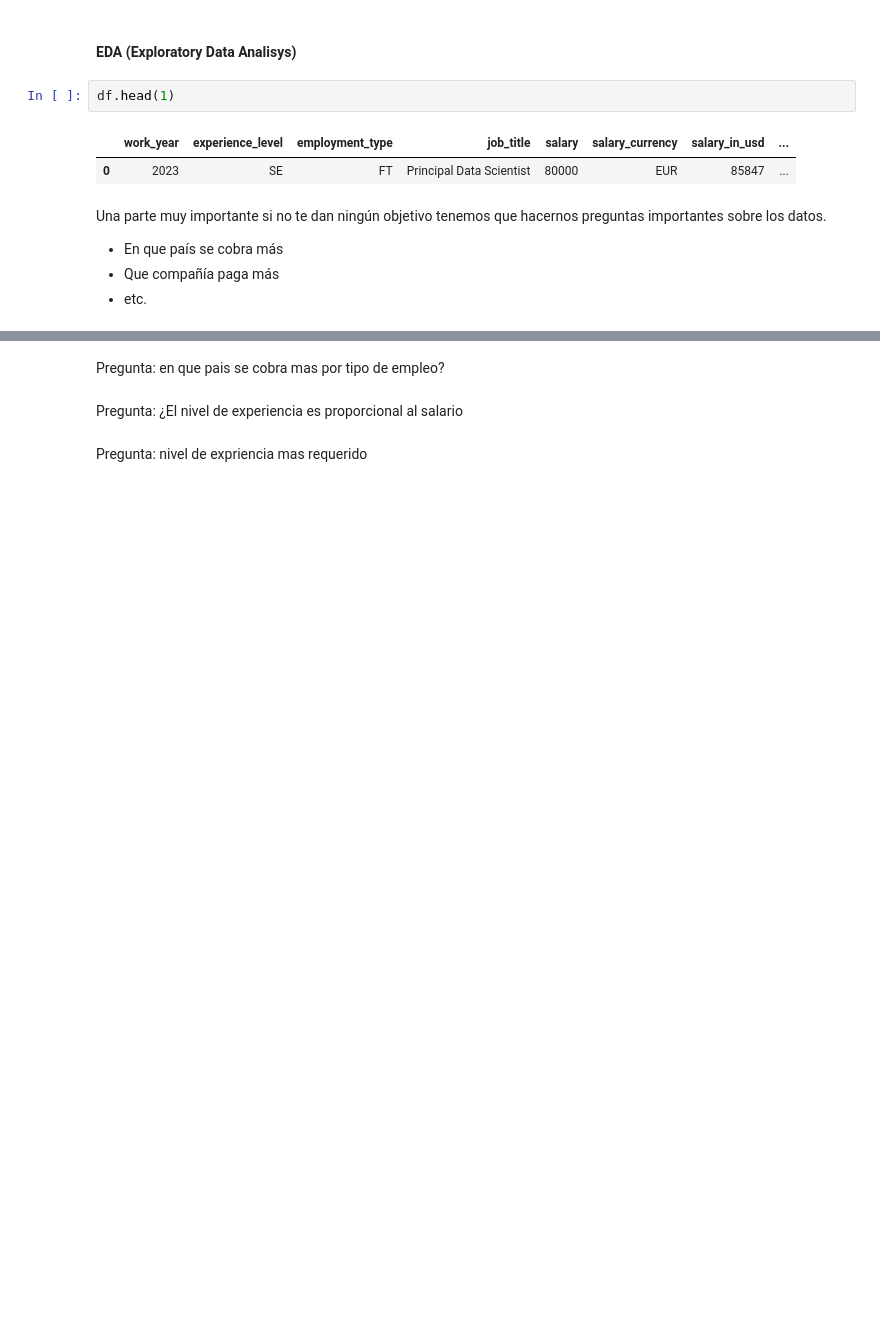
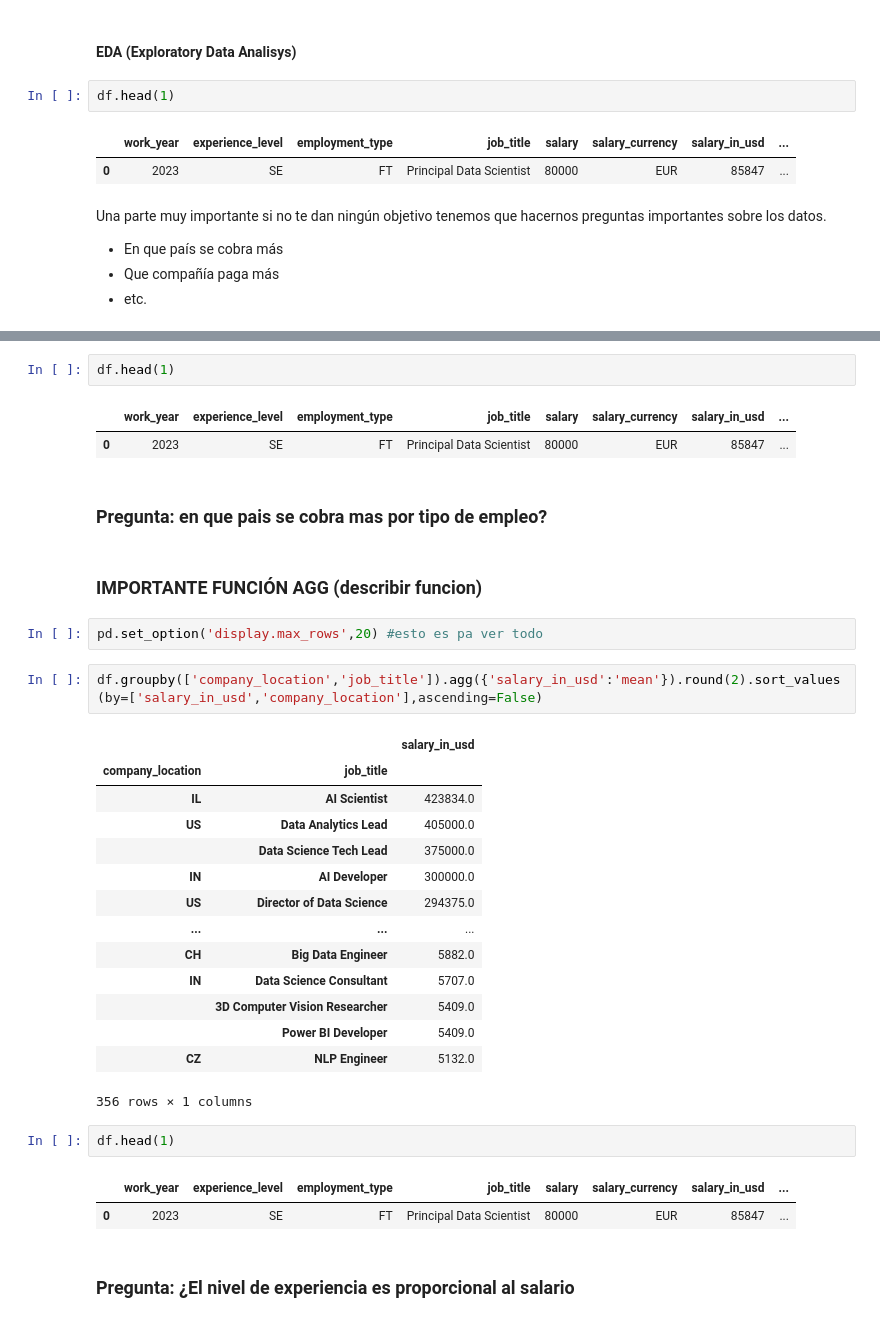
Before and after one commit to Jaume2908/Data-Science-Salary, a Jupyter notebook: cuaderno_data.ipynb, the cells around one changed output, grey strips where cells are left out. Saved outputs shown, nothing was run; the diff lists cells and outputs as text; blank space fills up the shorter version.

Commit message:
5 preguntas contestadas(falta completar)

```diff
--- a/cuaderno_data.ipynb
+++ b/cuaderno_data.ipynb
@@ -164,6 +260,35 @@ Pregunta: por que porcentage promedio se aumenta el salario entre nivel de exper
+# %%
+df.head(1)
+# %% [output]
+|  | work_year | experience_level | employment_type | job_title | salary | salary_currency | salary_in_usd | ... |
+| 0 | 2023 | SE | FT | Principal Data Scientist | 80000 | EUR | 85847 | ... |
 # %% [markdown]
-Pregunta: en que pais se cobra  mas por tipo de empleo?
+### Pregunta: en que pais se cobra  mas por tipo de empleo?
+# %% [markdown]
+### **IMPORTANTE** FUNCIÓN AGG (describir funcion)
+# %%
+pd.set_option('display.max_rows',20) #esto es pa ver todo
+# %%
+df.groupby(['company_location','job_title']).agg({'salary_in_usd':'mean'}).round(2).sort_values(by=['salary_in_usd','company_location'],ascending=False)
+# %% [output]
+|  |  | salary_in_usd |
+| company_location | job_title |  |
+| IL | AI Scientist | 423834.0 |
+| US | Data Analytics Lead | 405000.0 |
+|  | Data Science Tech Lead | 375000.0 |
+| IN | AI Developer | 300000.0 |
+| US | Director of Data Science | 294375.0 |
+| ... | ... | ... |
+| CH | Big Data Engineer | 5882.0 |
+| IN | Data Science Consultant | 5707.0 |
+|  | 3D Computer Vision Researcher | 5409.0 |
+|  | Power BI Developer | 5409.0 |
+| CZ | NLP Engineer | 5132.0 |
+356 rows × 1 columns
+# %%
+df.head(1)
+# %% [output]
+|  | work_year | experience_level | employment_type | job_title | salary | salary_currency | salary_in_usd | ... |
+| 0 | 2023 | SE | FT | Principal Data Scientist | 80000 | EUR | 85847 | ... |
 # %% [markdown]
-Pregunta: ¿El nivel de  experiencia es proporcional al salario
+### Pregunta: ¿El nivel de  experiencia es proporcional al salario
-# %% [markdown]
-Pregunta: nivel de expriencia mas requerido
```
Also changed, not shown: parts of 19 cells of this notebook.
